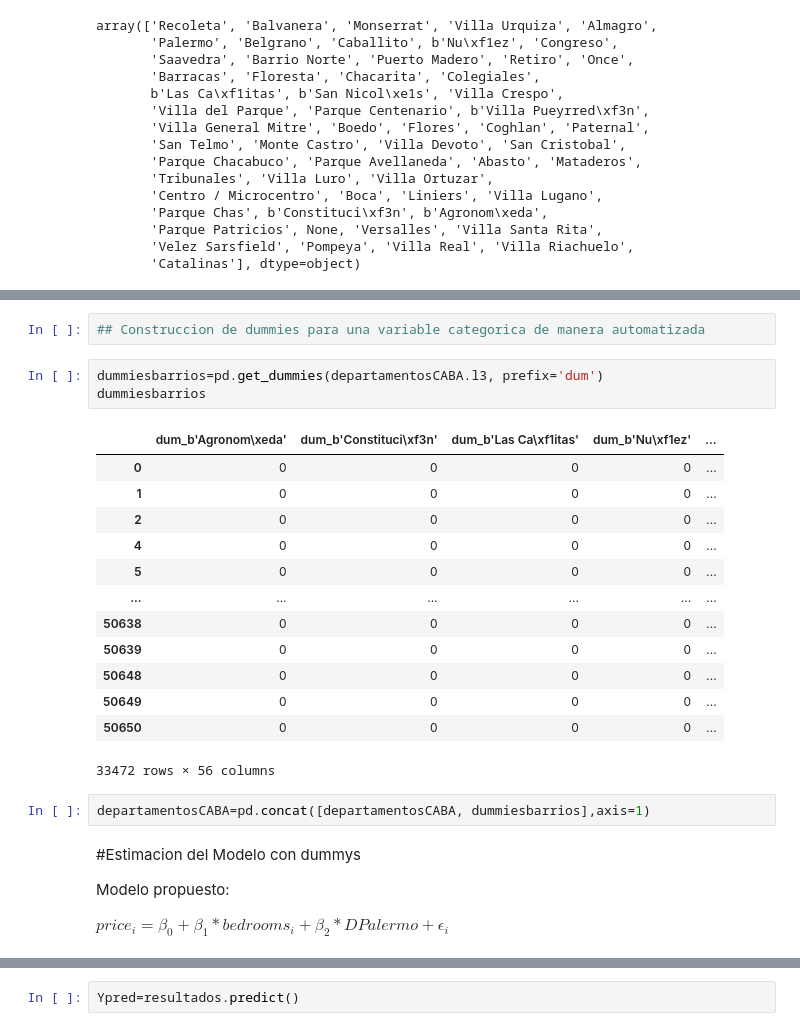
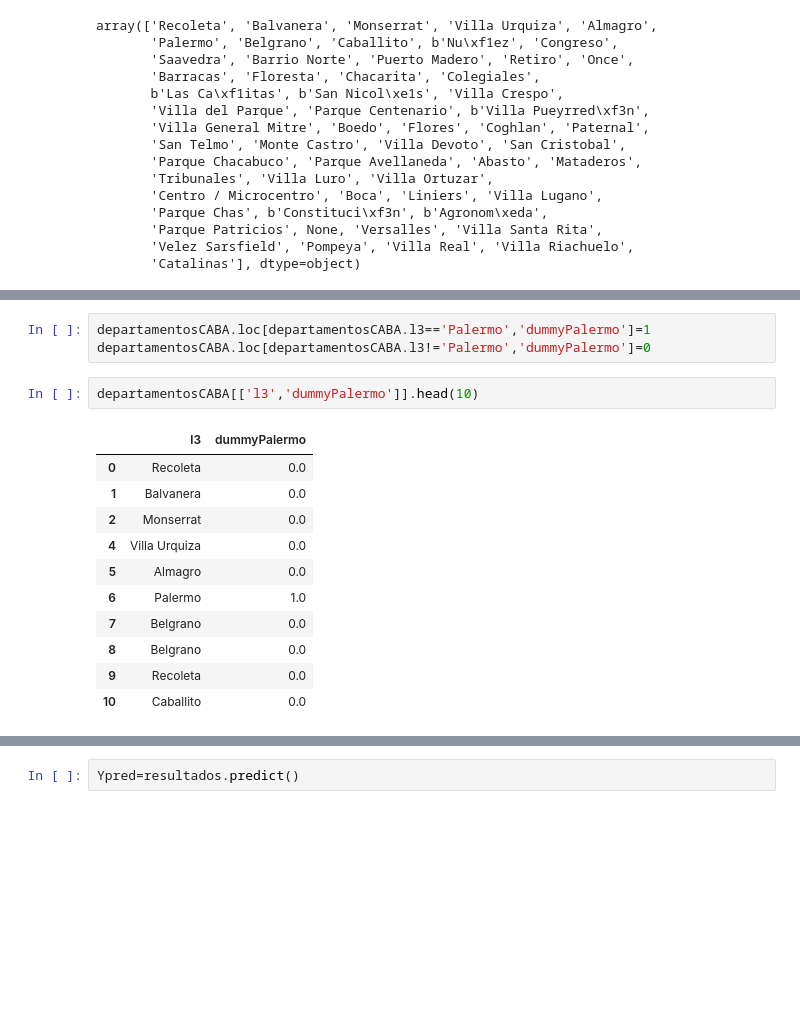
Before and after one commit to rpasquini/metodos_cuantitativos_2021, a Jupyter notebook: OLS_3_Transformaciones_Dummies_RegMultiple.ipynb, the cells around one changed output, grey strips where cells are left out. Cells and saved outputs as stored; diff of their text form; blank space fills up the shorter version.

```diff
--- a/OLS_3_Transformaciones_Dummies_RegMultiple.ipynb
+++ b/OLS_3_Transformaciones_Dummies_RegMultiple.ipynb
@@ -350,28 +332,18 @@ departamentosCABA.groupby(by='l3').agg(['count'])['index']
-# %%
-## Construccion de dummies para una variable categorica de manera automatizada
-# %%
-dummiesbarrios=pd.get_dummies(departamentosCABA.l3, prefix='dum')
-dummiesbarrios
-# %% [output]
-|  | dum_b'Agronom\xeda' | dum_b'Constituci\xf3n' | dum_b'Las Ca\xf1itas' | dum_b'Nu\xf1ez' | ... |
-| 0 | 0 | 0 | 0 | 0 | ... |
-| 1 | 0 | 0 | 0 | 0 | ... |
-| 2 | 0 | 0 | 0 | 0 | ... |
-| 4 | 0 | 0 | 0 | 0 | ... |
-| 5 | 0 | 0 | 0 | 0 | ... |
-| ... | ... | ... | ... | ... | ... |
-| 50638 | 0 | 0 | 0 | 0 | ... |
-| 50639 | 0 | 0 | 0 | 0 | ... |
-| 50648 | 0 | 0 | 0 | 0 | ... |
-| 50649 | 0 | 0 | 0 | 0 | ... |
-| 50650 | 0 | 0 | 0 | 0 | ... |
-33472 rows × 56 columns
-# %%
-departamentosCABA=pd.concat([departamentosCABA, dummiesbarrios],axis=1)
-# %% [markdown]
-#Estimacion del Modelo con dummys
-
-Modelo propuesto:
-
-$price_i=\beta_0+\beta_1*bedrooms_i+\beta_2*DPalermo+\epsilon_i$
+# %%
+departamentosCABA.loc[departamentosCABA.l3=='Palermo','dummyPalermo']=1
+departamentosCABA.loc[departamentosCABA.l3!='Palermo','dummyPalermo']=0
+# %%
+departamentosCABA[['l3','dummyPalermo']].head(10)
+# %% [output]
+|  | l3 | dummyPalermo |
+| 0 | Recoleta | 0.0 |
+| 1 | Balvanera | 0.0 |
+| 2 | Monserrat | 0.0 |
+| 4 | Villa Urquiza | 0.0 |
+| 5 | Almagro | 0.0 |
+| 6 | Palermo | 1.0 |
+| 7 | Belgrano | 0.0 |
+| 8 | Belgrano | 0.0 |
+| 9 | Recoleta | 0.0 |
+| 10 | Caballito | 0.0 |
 # %%
```
Also changed, not shown: parts of 16 cells of this notebook.
